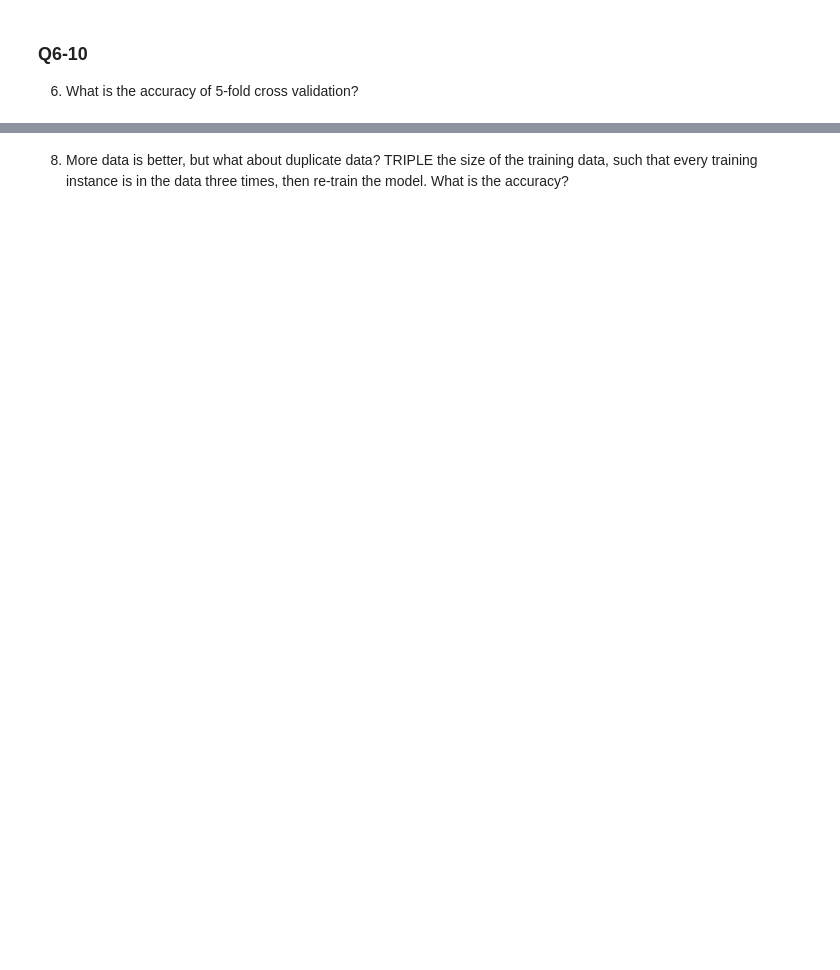
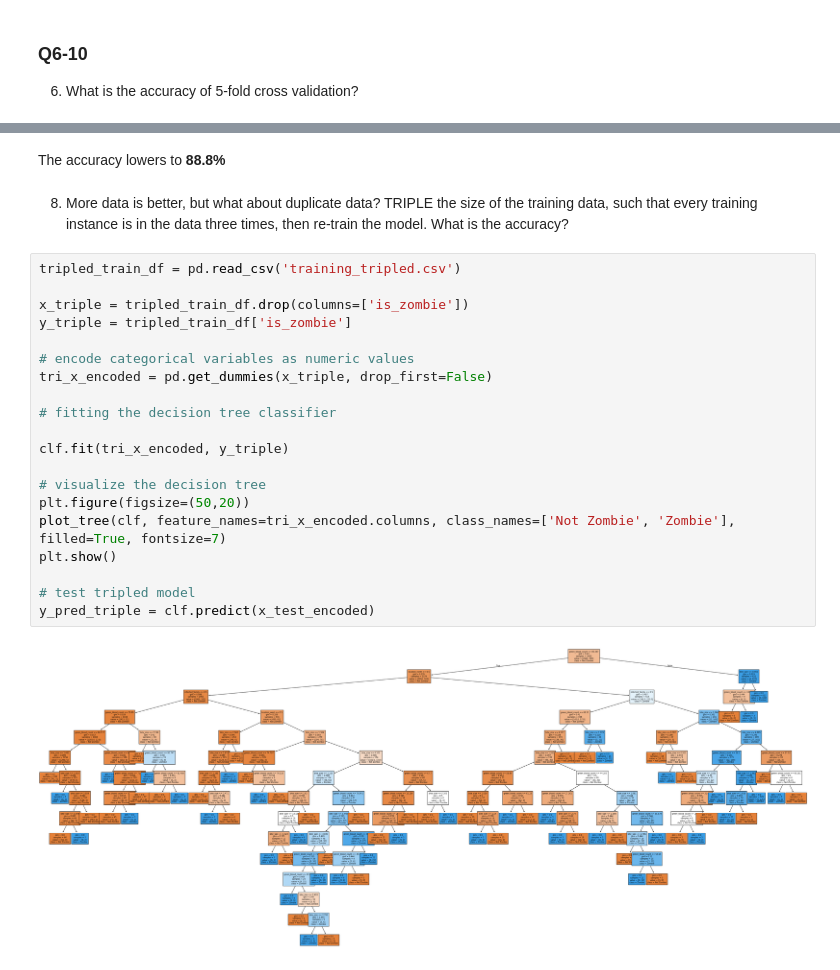
Before and after one commit to AEnyioko/Zombie, a Jupyter notebook: Zombie Project.ipynb, the cells around one changed output, grey strips where cells are left out. Drawn from its saved outputs; the diff is of its cells as text; blank space fills up the shorter version.

Commit message:
Added tripled dataset

```diff
--- a/Zombie Project.ipynb
+++ b/Zombie Project.ipynb
@@ -213,4 +207,28 @@ weighted avg      0.887     0.887     0.887      1000
+# %% [markdown]
+The accuracy lowers to **88.8%**
 # %% [markdown]
 8. More data is better, but what about duplicate data?  TRIPLE the size of the training data,
 such that every training instance is in the data three times, then re-train the model.  What
 is the accuracy?
+# %%
+tripled_train_df = pd.read_csv('training_tripled.csv')
+
+x_triple = tripled_train_df.drop(columns=['is_zombie'])
+y_triple = tripled_train_df['is_zombie']
+
+# encode categorical variables as numeric values
+tri_x_encoded = pd.get_dummies(x_triple, drop_first=False)
+
+# fitting the decision tree classifier
+
+clf.fit(tri_x_encoded, y_triple)
+
+# visualize the decision tree
+plt.figure(figsize=(50,20))
+plot_tree(clf, feature_names=tri_x_encoded.columns, class_names=['Not Zombie', 'Zombie'], filled=True, fontsize=7)
+plt.show()
+
+# test tripled model
+y_pred_triple = clf.predict(x_test_encoded)
+# %% [output]
+[figure, added]
```
Also changed, not shown: parts of 10 cells of this notebook, 1 other file.
